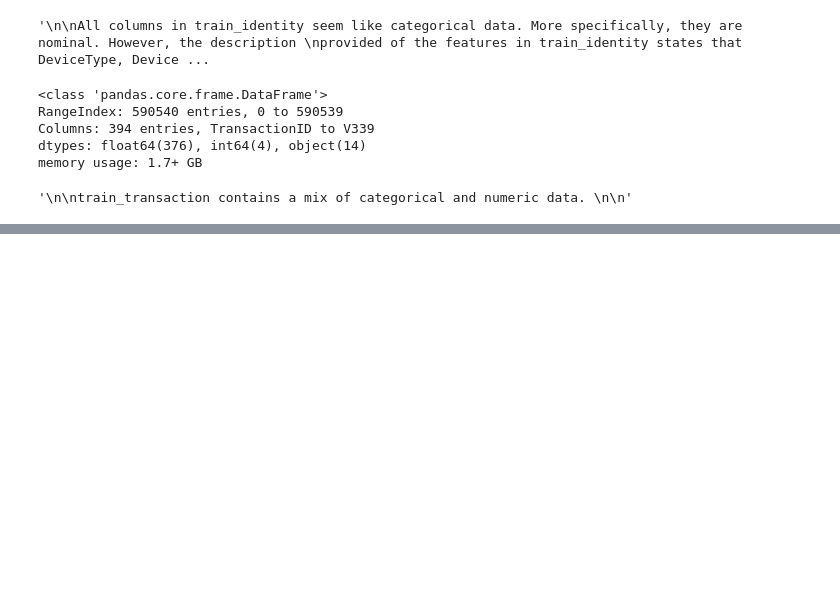
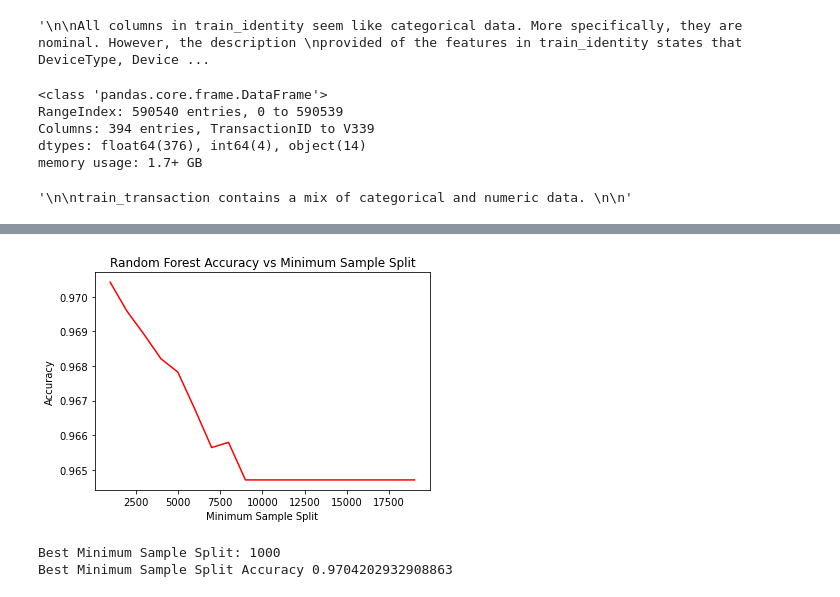
Before and after one commit to morfkiun/CAP-5630-Machine-Learning, a Jupyter notebook: CAP 5610 Project V2.ipynb, the cells around one changed output, grey strips where cells are left out. Saved outputs shown, nothing was run; the diff lists cells and outputs as text; code cells hidden in the pictures; blank space fills up the shorter version.

```diff
--- a/CAP 5610 Project V2.ipynb
+++ b/CAP 5610 Project V2.ipynb
@@ -162,0 +262,12 @@ df = df.fillna(value = -999)
+# %%
+plt.title("Random Forest Accuracy vs Minimum Sample Split")
+plt.xlabel("Minimum Sample Split")
+plt.ylabel("Accuracy")
+plt.plot(np.arange(1000, 20000, 1000), vars, color ="red")
+plt.show()
+print("Best Minimum Sample Split: " + str(vars.index(max(vars)) + 1) + "000")
+print("Best Minimum Sample Split Accuracy " + str(max(vars)))
+# %% [output]
+[figure, added]
+Best Minimum Sample Split: 1000
+Best Minimum Sample Split Accuracy 0.9704202932908863
```
Also changed, not shown: parts of 17 cells of this notebook.
